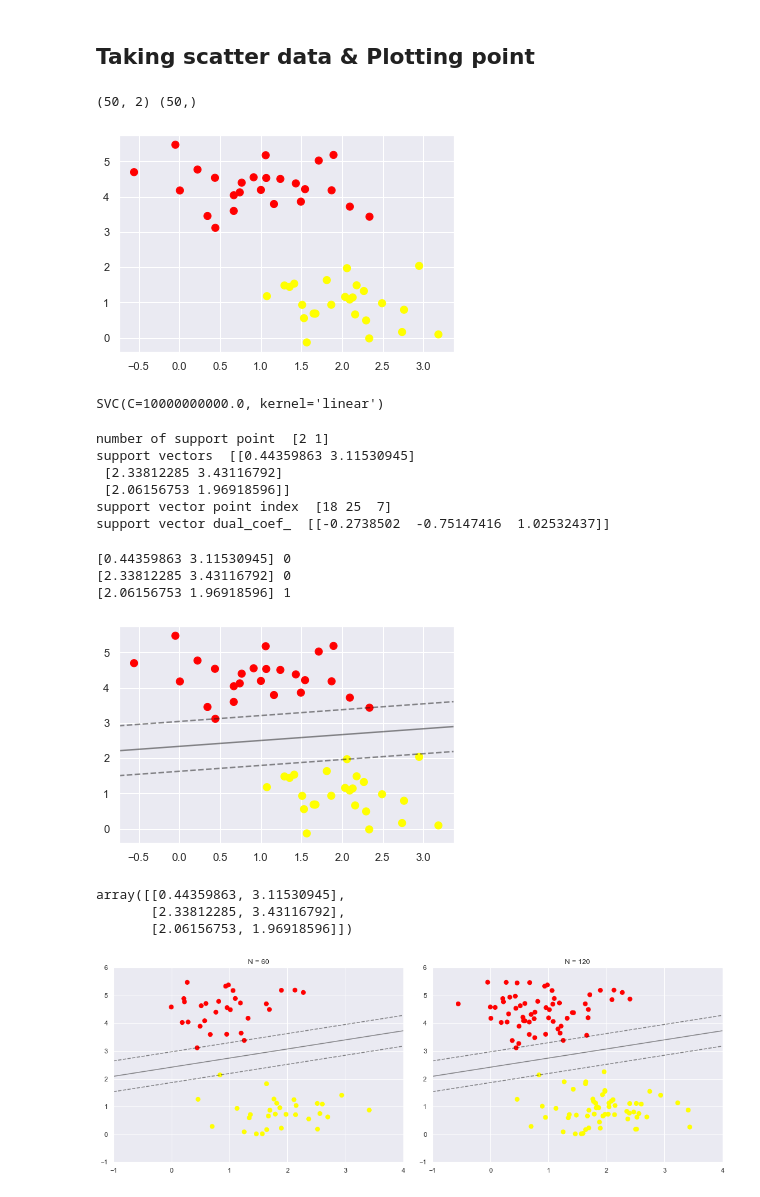
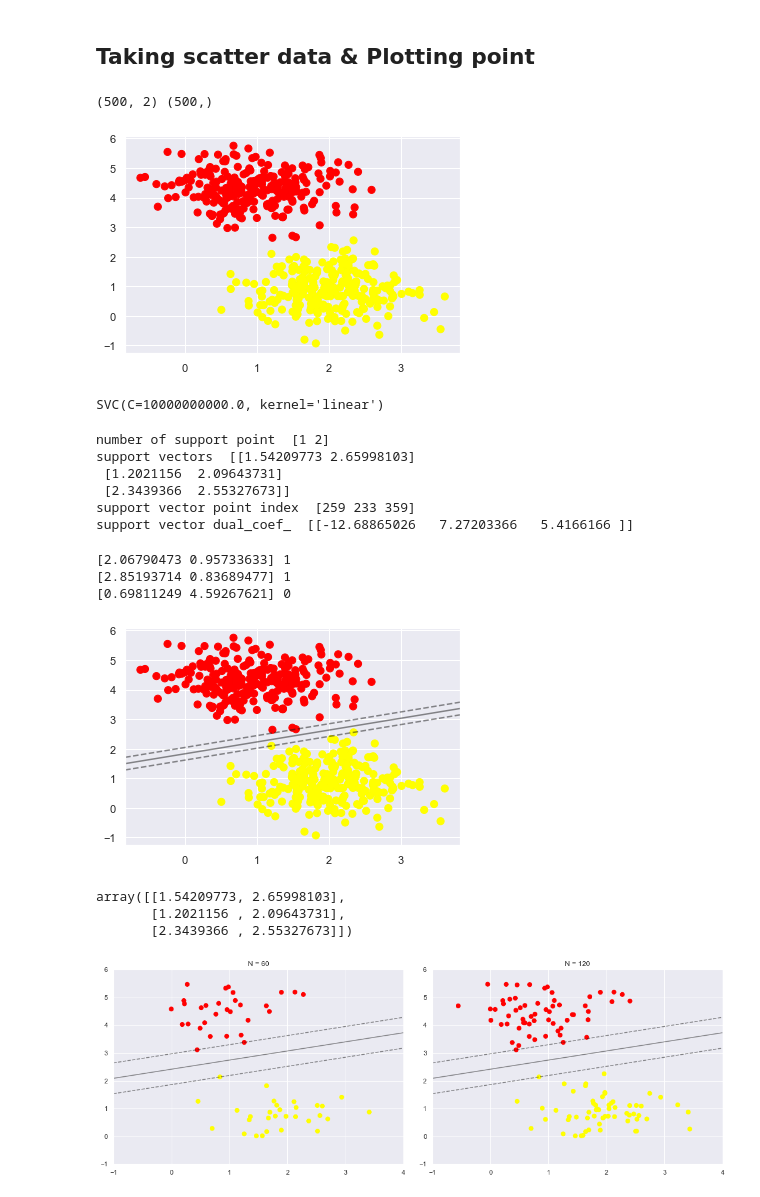
Before and after one commit to sajithraj/Machine-Learning-Projects, a Jupyter notebook: Classification/SVM/SVC_Practice.ipynb, the cells around one changed output. Cells and saved outputs as stored; diff of their text form; code cells hidden in the pictures.

```diff
--- a/Classification/SVM/SVC_Practice.ipynb
+++ b/Classification/SVM/SVC_Practice.ipynb
@@ -17,13 +17,13 @@ from sklearn.svm import SVC
 # %% [markdown]
 ## Taking scatter data & Plotting point
 # %%
-X, y = make_blobs(n_samples=50, centers=2,
+X, y = make_blobs(n_samples=500, centers=2,
                   random_state=0, cluster_std=0.60)
 print(X.shape , y.shape)
 plt.scatter(X[:, 0], X[:, 1], c=y, s=50, cmap='autumn');
 # %% [output]
-(50, 2) (50,)
+(500, 2) (500,)
-[figure, old version]
+[figure, new version]
 # %%
 # Creating SVC with linear kernal
 # %%
@@ -37,20 +37,20 @@ print("support vectors " , model.support_vectors_)
 print("support vector point index " , model.support_)
 print("support vector dual_coef_ " , model.dual_coef_)
 # %% [output]
-number of support point  [2 1]
-support vectors  [[0.44359863 3.11530945]
- [2.33812285 3.43116792]
- [2.06156753 1.96918596]]
-support vector point index  [18 25  7]
-support vector dual_coef_  [[-0.2738502  -0.75147416  1.02532437]]
+number of support point  [1 2]
+support vectors  [[1.54209773 2.65998103]
+ [1.2021156  2.09643731]
+ [2.3439366  2.55327673]]
+support vector point index  [259 233 359]
+support vector dual_coef_  [[-12.68865026   7.27203366   5.4166166 ]]
 # %%
 print(X[18,:],y[18])
 print(X[25,:],y[25])
 print(X[7,:],y[7])
 # %% [output]
-[0.44359863 3.11530945] 0
-[2.33812285 3.43116792] 0
-[2.06156753 1.96918596] 1
+[2.06790473 0.95733633] 1
+[2.85193714 0.83689477] 1
+[0.69811249 4.59267621] 0
 # %%
 def plot_svc_decision_function(model, ax=None, plot_support=True):
     """Plot the decision function for a 2D SVC"""
@@ -82,13 +82,13 @@ def plot_svc_decision_function(model, ax=None, plot_support=True):
 plt.scatter(X[:, 0], X[:, 1], c=y, s=50, cmap='autumn')
 plot_svc_decision_function(model);
 # %% [output]
-[figure, old version]
+[figure, new version]
 # %%
 model.support_vectors_
 # %% [output]
-array([[0.44359863, 3.11530945],
-       [2.33812285, 3.43116792],
-       [2.06156753, 1.96918596]])
+array([[1.54209773, 2.65998103],
+       [1.2021156 , 2.09643731],
+       [2.3439366 , 2.55327673]])
 # %%
 def plot_svm(N=10, ax=None):
     X, y = make_blobs(n_samples=200, centers=2,
```
Also changed, not shown: parts of 2 cells of this notebook, 11 other files.
